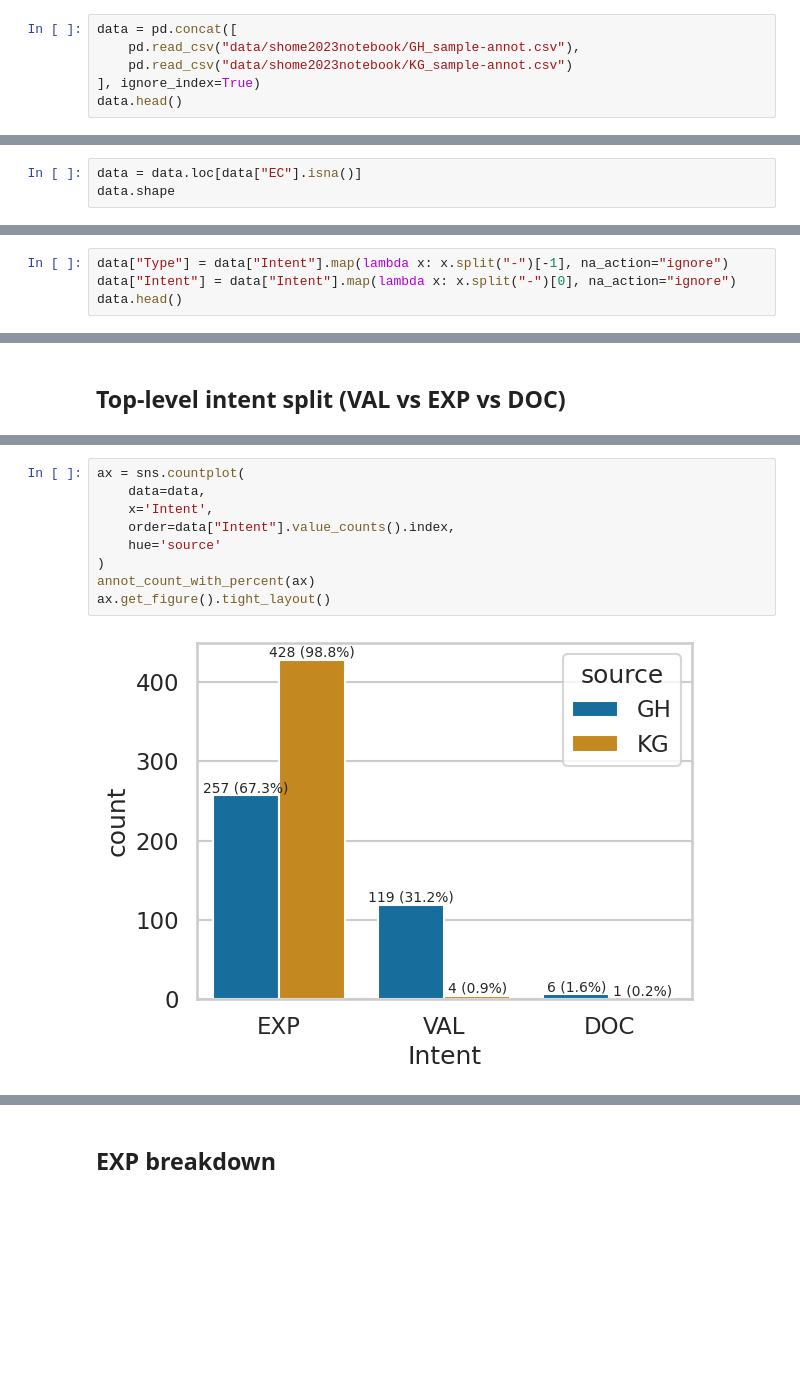
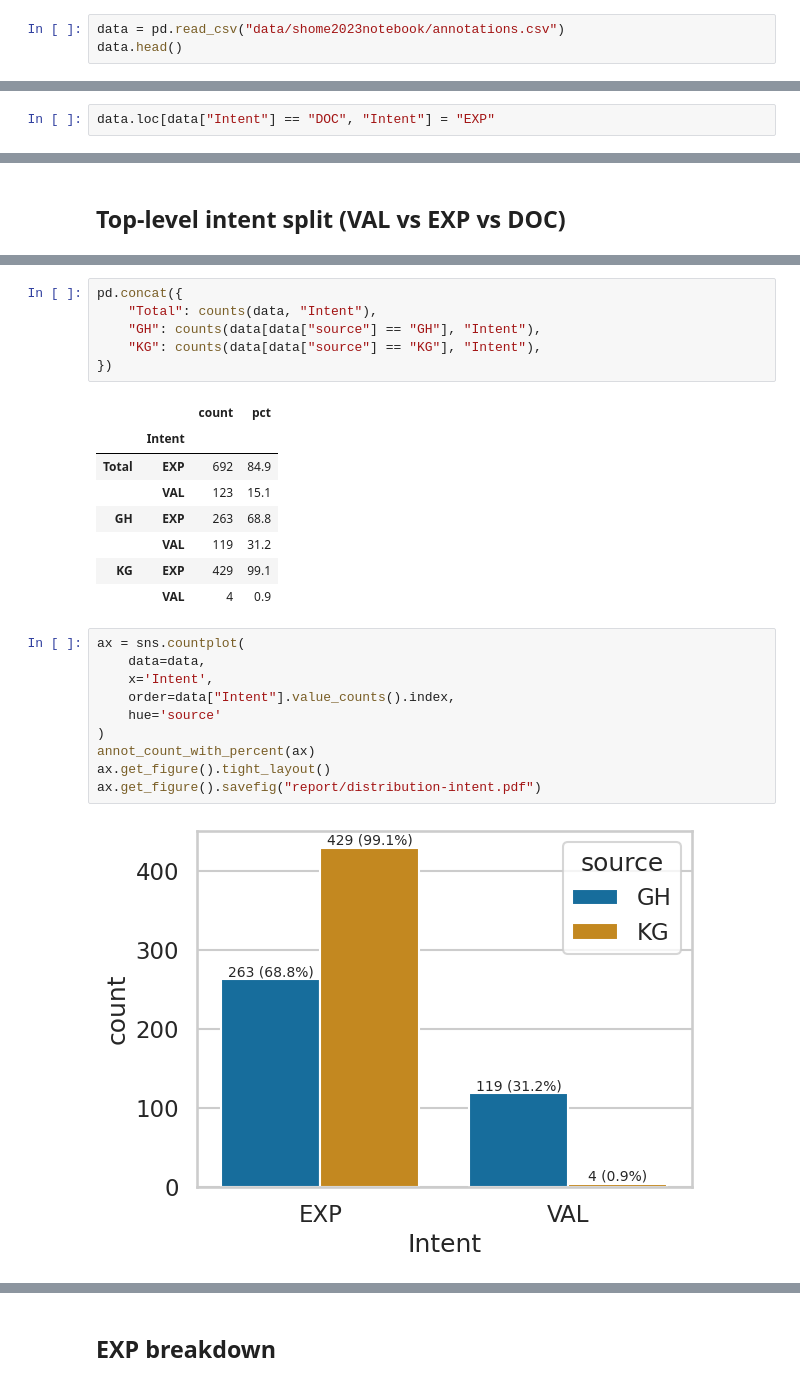
Before and after one commit to arumoy-shome/shome2023notebook, a Jupyter notebook: notebooks/results.ipynb, the cells around one changed output, grey strips where cells are left out. Saved outputs shown, nothing was run; the diff lists cells and outputs as text; blank space fills up the shorter version.

Commit message:
Update analysis and report

```diff
--- a/notebooks/results.ipynb
+++ b/notebooks/results.ipynb
@@ -9,7 +23,4 @@ import matplotlib.pyplot as plt
 # %%
-data = pd.concat([
-    pd.read_csv("data/shome2023notebook/GH_sample-annot.csv"),
-    pd.read_csv("data/shome2023notebook/KG_sample-annot.csv")
-], ignore_index=True)
+data = pd.read_csv("data/shome2023notebook/annotations.csv")
 data.head()
 # %% [output]
@@ -28,3 +32,0 @@ data.shape
-# %%
-data = data.loc[data["EC"].isna()]
-data.shape
@@ -35,4 +32,0 @@ Split the `Intent` into two columns.
-# %%
-data["Type"] = data["Intent"].map(lambda x: x.split("-")[-1], na_action="ignore")
-data["Intent"] = data["Intent"].map(lambda x: x.split("-")[0], na_action="ignore")
-data.head()
@@ -45,0 +35,2 @@ data.head()
+# %%
+data.loc[data["Intent"] == "DOC", "Intent"] = "EXP"
@@ -66,11 +58,27 @@ def annot_count_with_percent(ax) -> None:
+# %%
+pd.concat({
+    "Total": counts(data, "Intent"),
+    "GH": counts(data[data["source"] == "GH"], "Intent"),
+    "KG": counts(data[data["source"] == "KG"], "Intent"),
+})
+# %% [output]
+|  |  | count | pct |
+|  | Intent |  |  |
+| Total | EXP | 692 | 84.9 |
+|  | VAL | 123 | 15.1 |
+| GH | EXP | 263 | 68.8 |
+|  | VAL | 119 | 31.2 |
+| KG | EXP | 429 | 99.1 |
+|  | VAL | 4 | 0.9 |
 # %%
 ax = sns.countplot(
     data=data,
     x='Intent',
     order=data["Intent"].value_counts().index,
     hue='source'
 )
 annot_count_with_percent(ax)
 ax.get_figure().tight_layout()
+ax.get_figure().savefig("report/distribution-intent.pdf")
 # %% [output]
-[figure, old version]
+[figure, new version]
```
Also changed, not shown: parts of 30 cells of this notebook, 2 other files.
